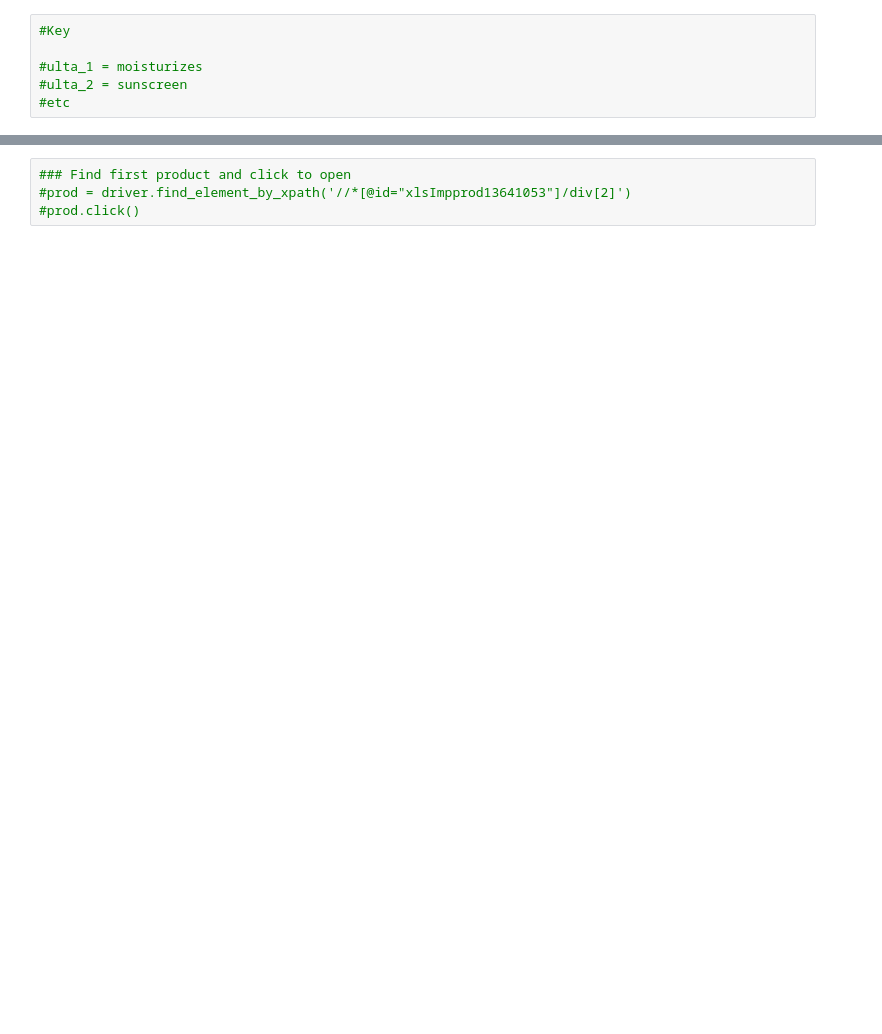
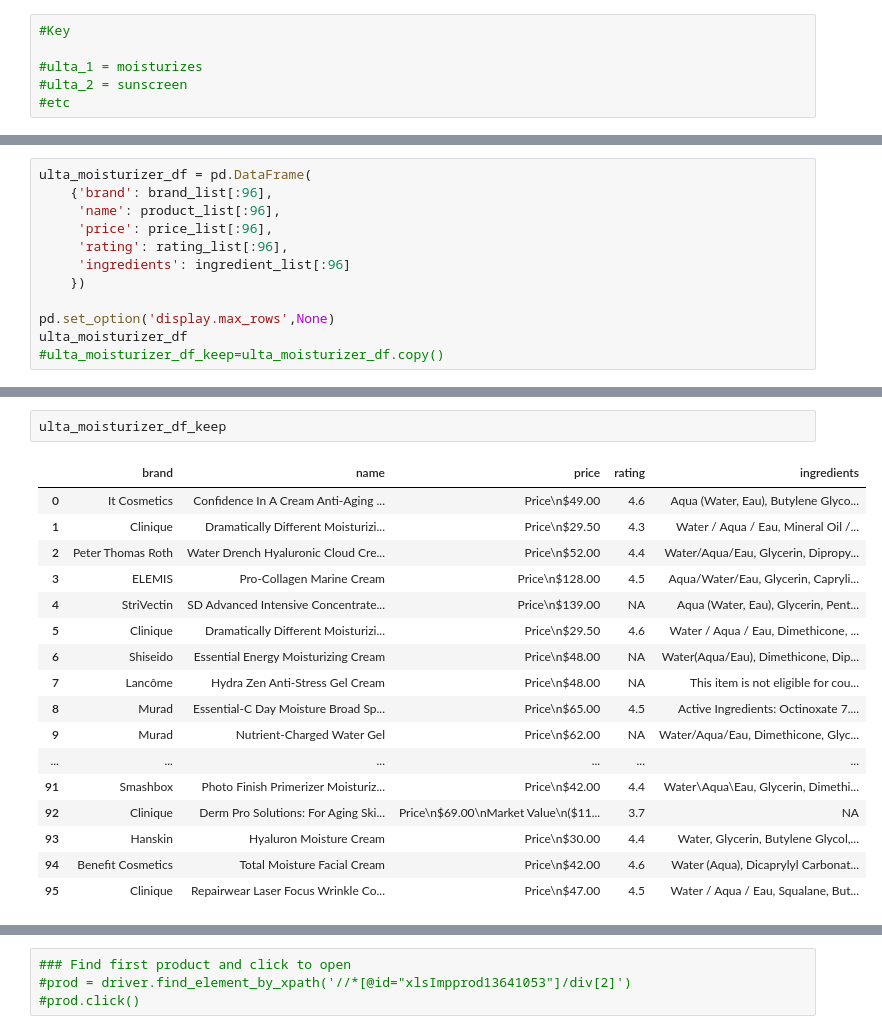
Before and after one commit to elitagao/info2950, a Jupyter notebook: Ulta_WebScraping.ipynb, the cells around one changed output, grey strips where cells are left out. Saved outputs shown, nothing was run; the diff lists cells and outputs as text; blank space fills up the shorter version.

```diff
--- a/Ulta_WebScraping.ipynb
+++ b/Ulta_WebScraping.ipynb
@@ -102,0 +115,12 @@ NoSuchElementException: Message: no such element: Unable to locate element: {"me
+# %%
+ulta_moisturizer_df = pd.DataFrame(
+    {'brand': brand_list[:96],
+     'name': product_list[:96],
+     'price': price_list[:96],
+     'rating': rating_list[:96],
+     'ingredients': ingredient_list[:96]
+    })
+
+pd.set_option('display.max_rows',None)
+ulta_moisturizer_df
+#ulta_moisturizer_df_keep=ulta_moisturizer_df.copy()
@@ -102,0 +155,20 @@ NoSuchElementException: Message: no such element: Unable to locate element: {"me
+# %%
+ulta_moisturizer_df_keep
+# %% [output]
+|  | brand | name | price | rating | ingredients |
+| 0 | It Cosmetics | Confidence In A Cream Anti-Aging ... | Price\n$49.00 | 4.6 | Aqua (Water, Eau), Butylene Glyco... |
+| 1 | Clinique | Dramatically Different Moisturizi... | Price\n$29.50 | 4.3 | Water / Aqua / Eau, Mineral Oil /... |
+| 2 | Peter Thomas Roth | Water Drench Hyaluronic Cloud Cre... | Price\n$52.00 | 4.4 | Water/Aqua/Eau, Glycerin, Dipropy... |
+| 3 | ELEMIS | Pro-Collagen Marine Cream | Price\n$128.00 | 4.5 | Aqua/Water/Eau, Glycerin, Capryli... |
+| 4 | StriVectin | SD Advanced Intensive Concentrate... | Price\n$139.00 | NA | Aqua (Water, Eau), Glycerin, Pent... |
+| 5 | Clinique | Dramatically Different Moisturizi... | Price\n$29.50 | 4.6 | Water / Aqua / Eau, Dimethicone, ... |
+| 6 | Shiseido | Essential Energy Moisturizing Cream | Price\n$48.00 | NA | Water(Aqua/Eau), Dimethicone, Dip... |
+| 7 | Lancôme | Hydra Zen Anti-Stress Gel Cream | Price\n$48.00 | NA | This item is not eligible for cou... |
+| 8 | Murad | Essential-C Day Moisture Broad Sp... | Price\n$65.00 | 4.5 | Active Ingredients: Octinoxate 7.... |
+| 9 | Murad | Nutrient-Charged Water Gel | Price\n$62.00 | NA | Water/Aqua/Eau, Dimethicone, Glyc... |
+| ... | ... | ... | ... | ... | ... |
+| 91 | Smashbox | Photo Finish Primerizer Moisturiz... | Price\n$42.00 | 4.4 | Water\Aqua\Eau, Glycerin, Dimethi... |
+| 92 | Clinique | Derm Pro Solutions: For Aging Ski... | Price\n$69.00\nMarket Value\n($11... | 3.7 | NA |
+| 93 | Hanskin | Hyaluron Moisture Cream | Price\n$30.00 | 4.4 | Water, Glycerin, Butylene Glycol,... |
+| 94 | Benefit Cosmetics | Total Moisture Facial Cream | Price\n$42.00 | 4.6 | Water (Aqua), Dicaprylyl Carbonat... |
+| 95 | Clinique | Repairwear Laser Focus Wrinkle Co... | Price\n$47.00 | 4.5 | Water / Aqua / Eau, Squalane, But... |
```
Also changed, not shown: parts of 15 cells of this notebook, 1 other file.
